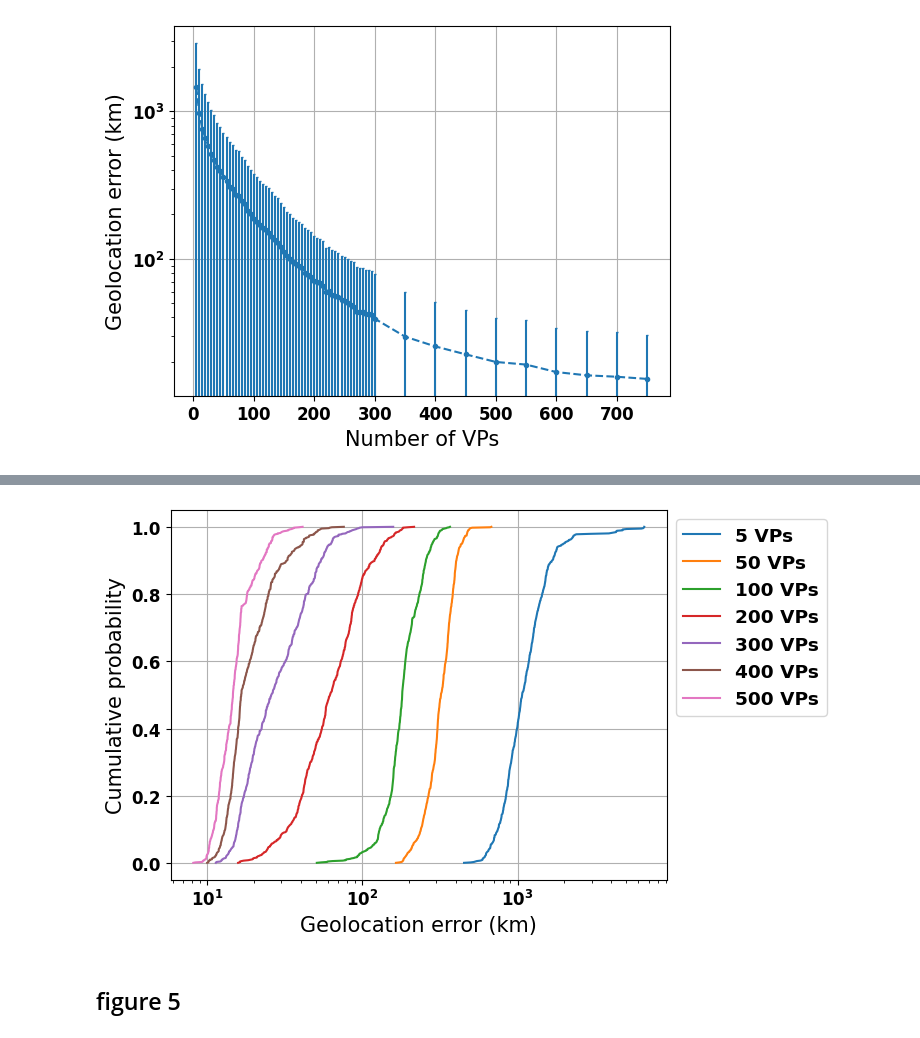
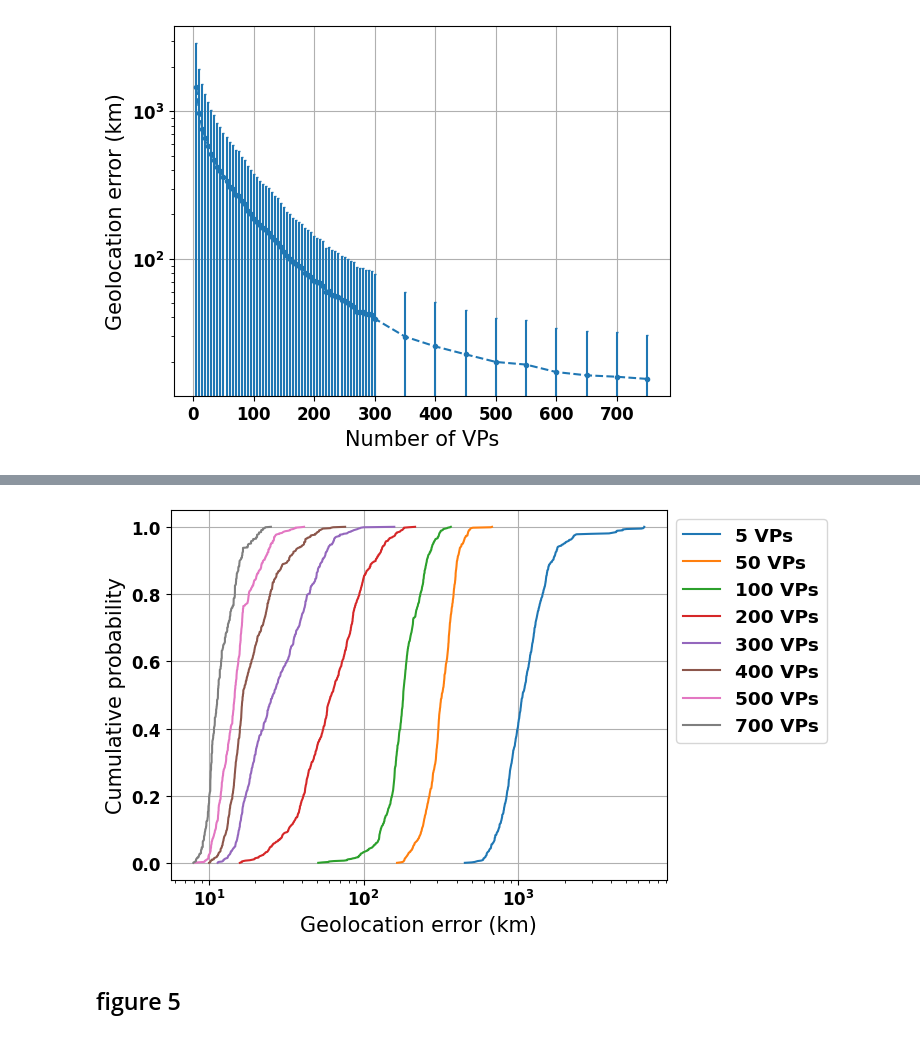
Before and after one commit to dioptra-io/geoloc-imc-2023, a Jupyter notebook: notebooks/anchor_target_anchor_vp_analysis.ipynb, the cells around one changed output, grey strips where cells are left out. Drawn from its saved outputs; the diff is of its cells as text; code cells hidden in the pictures.

```diff
--- a/notebooks/anchor_target_anchor_vp_analysis.ipynb
+++ b/notebooks/anchor_target_anchor_vp_analysis.ipynb
@@ -319,10 +321,16 @@ with open(result_path, "wb") as f:
 # %% [markdown]
 ## Plot results
 # %%
+import pickle
 import matplotlib
 import matplotlib.pyplot as plt
 import pandas as pd
 import numpy as np
+
+from geoloc_imc_2023.default import DATA_PATH, FIGURE_PATH
+
+
+NB_TRIAL = 150
 
 font = {#'family' : 'normal',
     'weight' : 'bold',
@@ -349,7 +357,7 @@ def ecdf(data, array: bool=True):
     else:
         return x, y
 # %%
-result_path = DATA_PATH / "figure_3a_3b_anchor_target_anchor_vp.pickle"
+result_path = DATA_PATH / "anchor_target_anchor_vp_result_file.pickle"
 
 with open(result_path, "rb") as f:
     figure_results = pickle.load(f)
@@ -437,7 +444,7 @@ plt.show()
 # %%
 fig, ax = plt.subplots()
 
-for vp_set_size in [5,50, 100, 200, 300, 400, 500]:
+for vp_set_size in [5,50, 100, 200, 300, 400, 500, 700]:
     subset_results = []
     vp_subset_results = figure_results["cbg"][vp_set_size]["data"]
     for i in range(0, len(vp_subset_results), NB_TRIAL):
@@ -454,7 +461,7 @@ plt.ylabel("Cumulative probability", fontsize=15)
 plt.tick_params(labelsize=12)
 plt.xscale("log")
 plt.grid()
-plt.savefig("../../geolocation-reproducibility-paper/figures/figure_3_b_anchor_target_anchor_vp_cbg.png")
-plt.savefig(FIGURE_PATH / "cbg/figure_3_b_anchor_target_anchor_vp_cbg.png")
+plt.savefig(FIGURE_PATH / "cbg/figure_3_b_anchor_target_anchor_vp_cbg.png", bbox_inches='tight')
+plt.savefig(FIGURE_PATH / "cbg/figure_3_b_anchor_target_anchor_vp_cbg.pdf", bbox_inches='tight')
 plt.show()
 # %% [output]
@@ -462,33 +469,31 @@ plt.show()
 # %%
 import seaborn as sns
 
 
 fig, ax = plt.subplots()
 
-for vp_set_size in [5, 50, 100, 200, 300, 400, 500]:
+for vp_set_size in [5, 50, 100, 200, 300, 400, 500, 700]:
     subset_results = []
     vp_subset_results = figure_results["shortest_ping"][vp_set_size]["data"]
     for i in range(0, len(vp_subset_results), NB_TRIAL):
         subset_results.append(np.median(vp_subset_results[i : i + NB_TRIAL]))
 
     x, y = ecdf(subset_results)
     ax.plot(x, y, label=f"{vp_set_size} VPs")
 
 legend = ax.legend(loc="upper left", bbox_to_anchor=(1, 1), fontsize="small")
 legend.get_frame()
 
 plt.xscale("log")
 plt.grid()
 plt.xlabel("Geolocation error (km)", fontsize=15)
 plt.ylabel("Cumulative probability", fontsize=15)
 plt.tick_params(labelsize=12)
-plt.savefig(
-    "../../geolocation-reproducibility-paper/figures/figure_3_b_anchor_target_anchor_vp_shortest_ping.png"
-)
-plt.savefig(FIGURE_PATH / "shortest_ping/figure_3_b_anchor_target_anchor_vp_shortest_ping.png")
+plt.savefig(FIGURE_PATH / "shortest_ping/figure_3_b_anchor_target_anchor_vp_shortest_ping.png", bbox_inches = 'tight')
+plt.savefig(FIGURE_PATH / "shortest_ping/figure_3_b_anchor_target_anchor_vp_shortest_ping.pdf", bbox_inches = 'tight')
 plt.show()
 # %% [output]
-[figure, old version]
+[figure, new version]
 # %% [markdown]
 ## figure 5
 # %%
```
Also changed, not shown: parts of 4 cells of this notebook, 22 other files.
